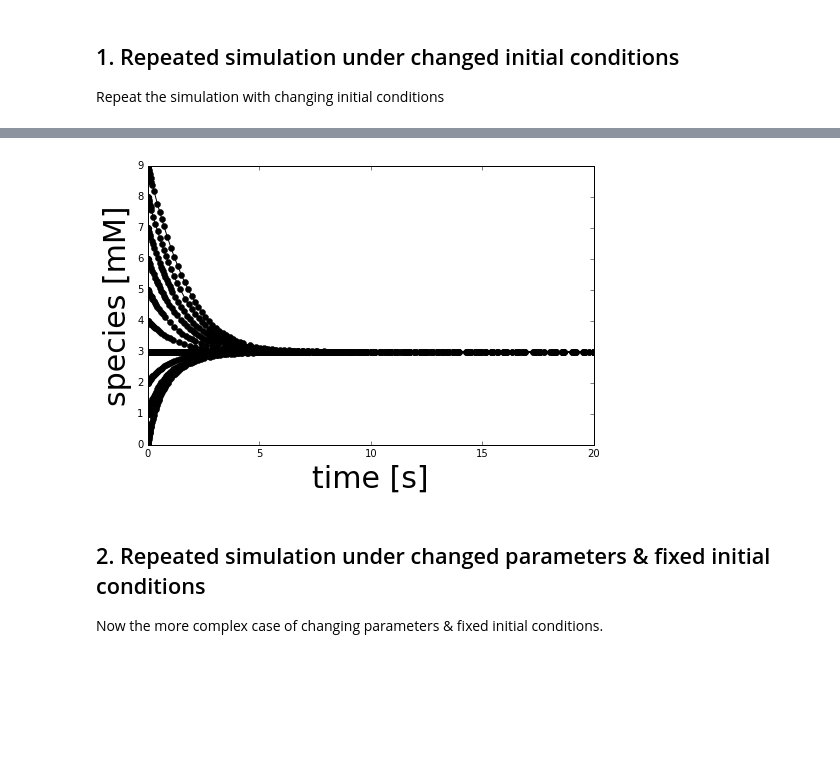
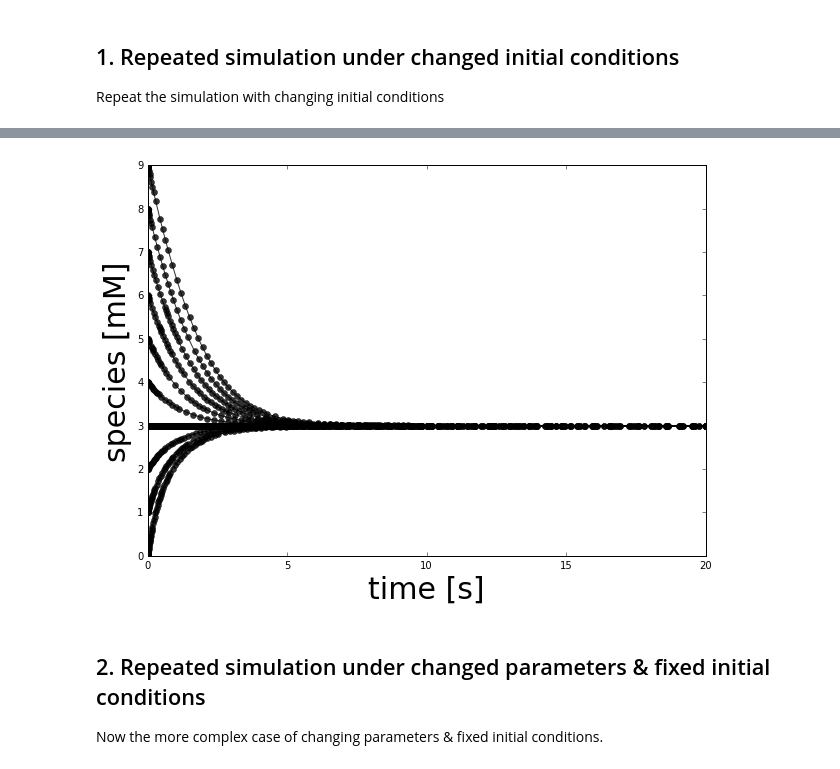
Before and after one commit to jingyayeah/multiscale-galactose, a Jupyter notebook: python/multiscalepy/multiscale/examples/notebook/test_simulation_strategies.ipynb, the cells around one changed output, grey strips where cells are left out. Saved outputs shown, nothing was run; the diff lists cells and outputs as text; code cells hidden in the pictures; blank space fills up the shorter version.

```diff
--- a/python/multiscalepy/multiscale/examples/notebook/test_simulation_strategies.ipynb
+++ b/python/multiscalepy/multiscale/examples/notebook/test_simulation_strategies.ipynb
@@ -84,8 +84,22 @@ print('-'*80)
 print(r)
 print('-'*80)
 
+
+# plot the results
+def plot_results(results):
+    import matplotlib.pylab as plt
+    plt_fontsize = 30
+    plt.figure(figsize=(10, 7))
+    for s in results:
+        plt.plot(s[:,0], s[:,1:], 'o-', color='black', alpha=0.8)
+        # print('tend:', s[-1,0])
+
+    plt.xlabel('time [s]', fontsize=plt_fontsize)
+    plt.ylabel('species [mM]', fontsize=plt_fontsize)
+
 # plot
-r.plot()
+# r.plot()
+plot_results([s])
 # print first 10 timepoints of result
 print(s[0:9, :])
 # %% [output]
@@ -272,17 +280,5 @@ for k in xrange(Nsim):
     # reset the initial concentrations
     r.reset()
 
-# plot the results
-def plot_results(results):
-    import matplotlib.pylab as plt
-    plt_fontsize = 30
-    plt.figure(figsize=(8,5))
-    for s in results:
-        plt.plot(s[:,0], s[:,1:], 'o-', color='black')
-        # print('tend:', s[-1,0])
-
-    plt.xlabel('time [s]', fontsize=plt_fontsize)
-    plt.ylabel('species [mM]', fontsize=plt_fontsize)
-
 plot_results(results)
 # %% [output]
@@ -290,19 +286,19 @@ plot_results(results)
 < roadrunner.Integrator() >
   settings:
       relative_tolerance: 0.000001
       absolute_tolerance: 1.5624999999999998e-20
                    stiff: true
        maximum_bdf_order: 5
      maximum_adams_order: 12
        maximum_num_steps: 20000
        maximum_time_step: 0
        minimum_time_step: 0
        initial_time_step: 0
           multiple_steps: false
       variable_step_size: true
 
 ['time', '[c__gal]', '[e__gal]']
-[figure, old version]
+[figure, new version]
 # %% [markdown]
 ## 2. Repeated simulation under changed parameters & fixed initial conditions
 Now the more complex case of changing parameters & fixed initial conditions.
```
Also changed, not shown: parts of 9 cells of this notebook, 16 other files.
